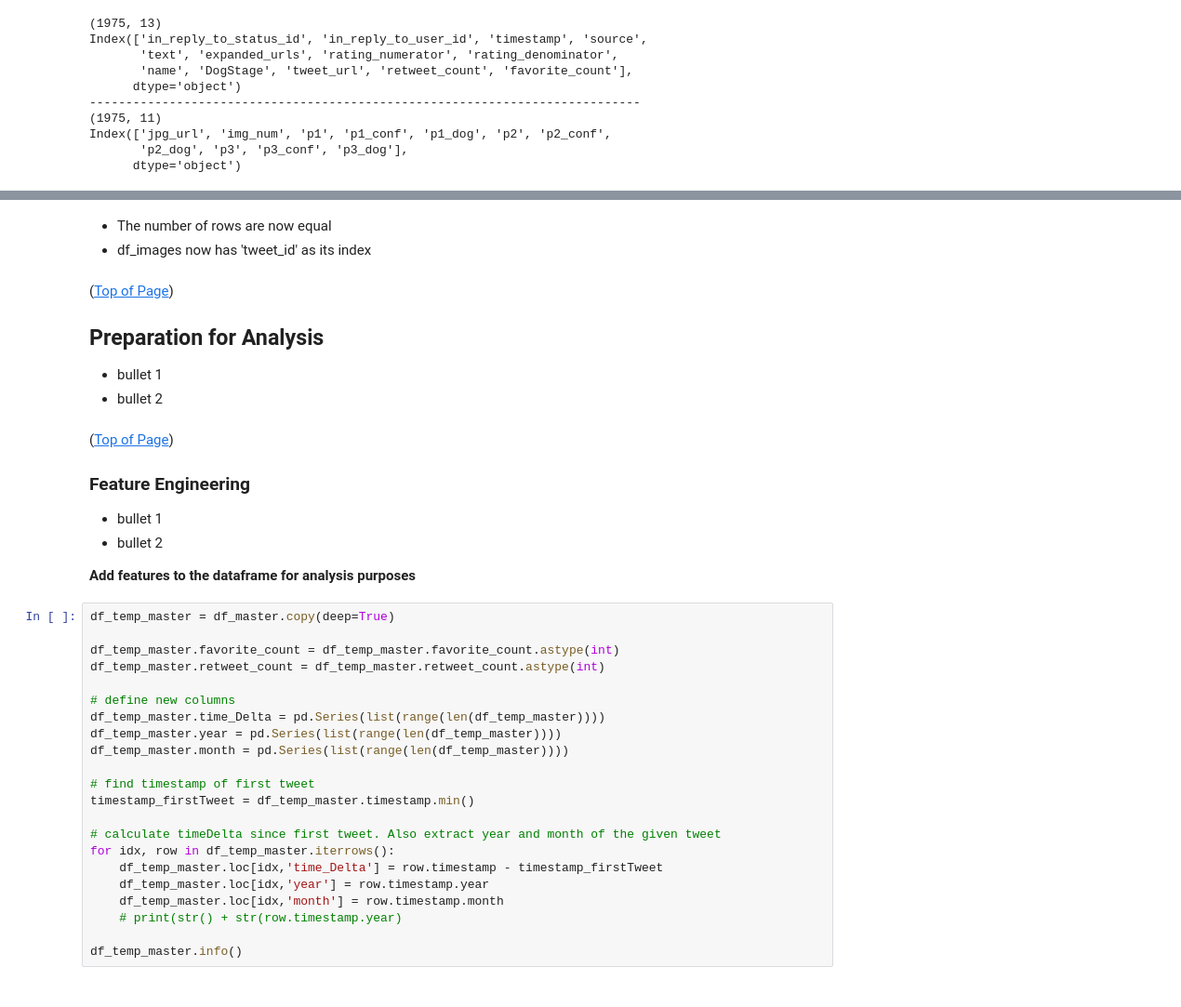
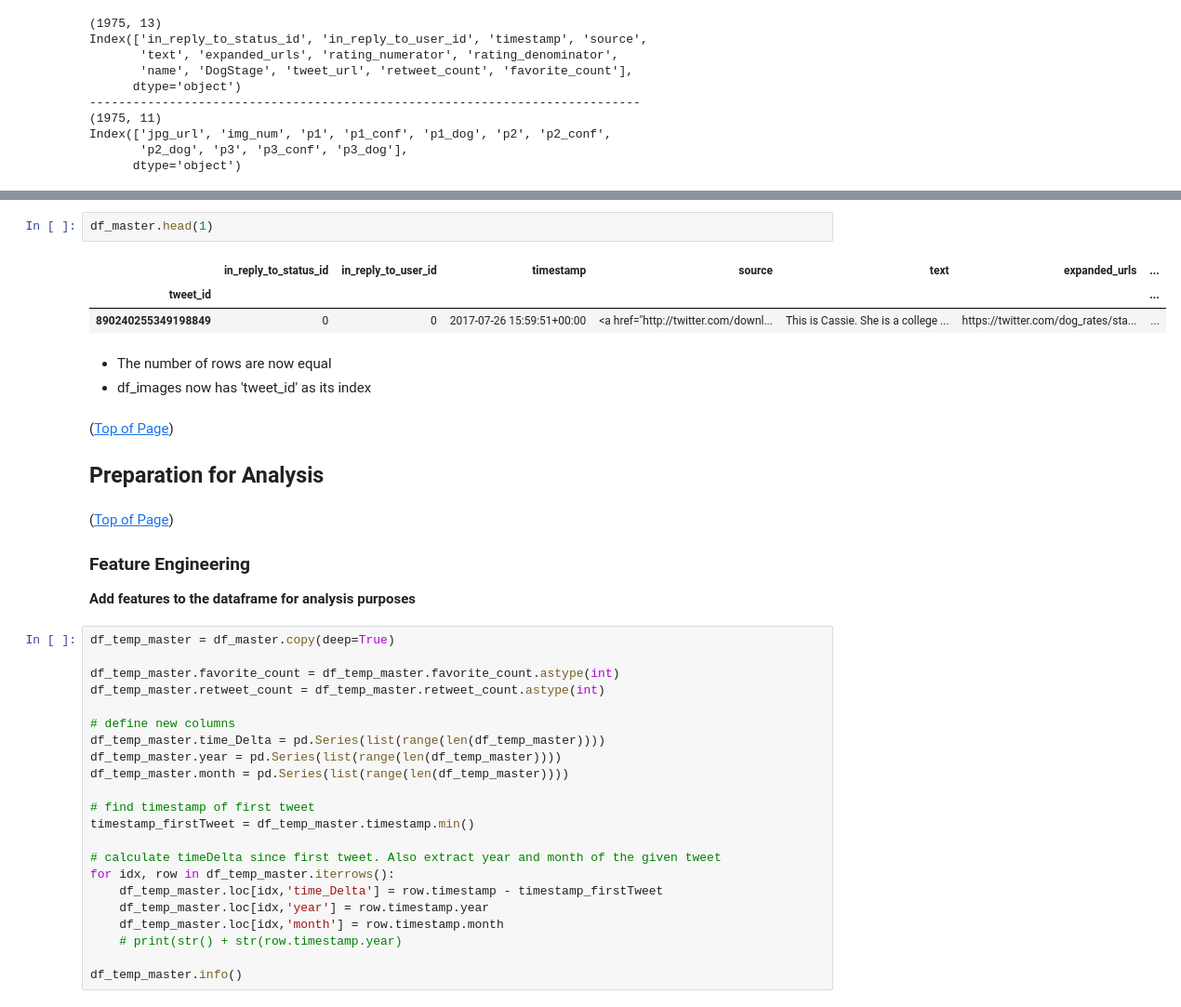
Before and after one commit to ldemastersmith/GoodDoggo, a Jupyter notebook: wrangle_act.ipynb, the cells around one changed output, grey strips where cells are left out. Shown: that part at 93% size. Drawn from its saved outputs; the diff is of its cells as text.

```diff
--- a/wrangle_act.ipynb
+++ b/wrangle_act.ipynb
@@ -1948,6 +1944,12 @@ df_images.head(2)
 | tweet_id |  |  |  |  |  |  |  |  |  |  |  |
 | 666020888022790149 | https://pbs.twimg.com/media/CT4ud... | 1 | Welsh_springer_spaniel | 0.465074 | True | collie | 0.156665 | True | Shetland_sheepdog | 0.061428 | True |
 | 666029285002620928 | https://pbs.twimg.com/media/CT42G... | 1 | redbone | 0.506826 | True | miniature_pinscher | 0.074192 | True | Rhodesian_ridgeback | 0.072010 | True |
+# %%
+df_master.head(1)
+# %% [output]
+|  | in_reply_to_status_id | in_reply_to_user_id | timestamp | source | text | expanded_urls | ... |
+| tweet_id |  |  |  |  |  |  | ... |
+| 890240255349198849 | 0 | 0 | 2017-07-26 15:59:51+00:00 | <a href="http://twitter.com/downl... | This is Cassie. She is a college ... | https://twitter.com/dog_rates/sta... | ... |
 # %% [markdown]
 * The number of rows are now equal
 * df_images now has 'tweet_id' as its index
@@ -1956,18 +1958,12 @@ df_images.head(2)
 ([Top of Page](#top_of_page))
 
 ## Preparation for Analysis
-
-* bullet 1
-* bullet 2
 # %% [markdown]
 <a id='analysisPrep_feature_engineering'></a>
 ([Top of Page](#top_of_page))
 
 ### Feature Engineering
 
-* bullet 1
-* bullet 2
-
 **Add features to the dataframe for analysis purposes**
 # %%
 df_temp_master = df_master.copy(deep=True)
```
Also changed, not shown: parts of 35 cells of this notebook, 1 other file.
